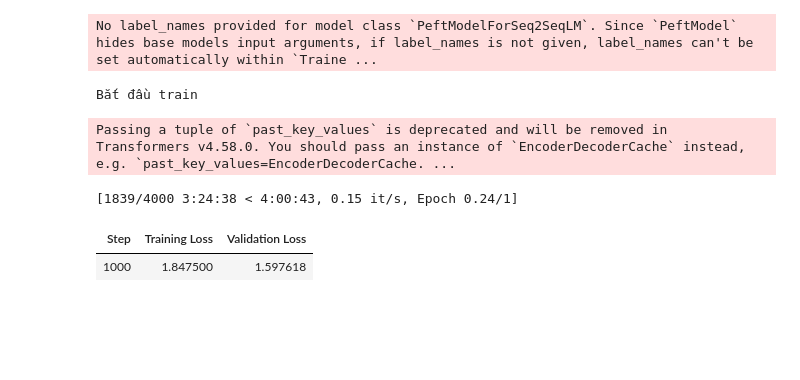
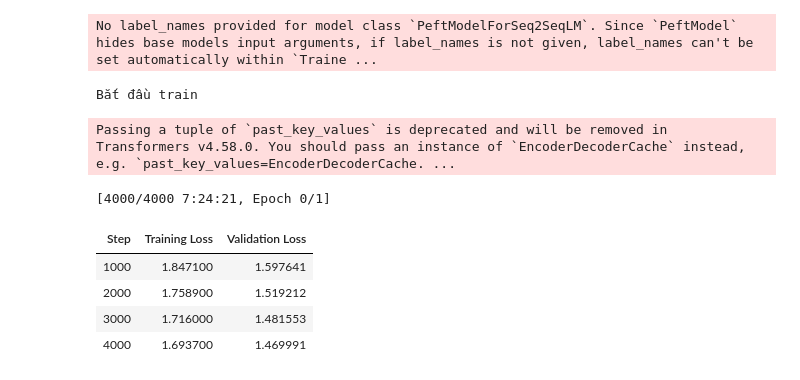
Before and after one commit to hoang0205/VLSP, a Jupyter notebook: Eng_To_Vie.ipynb, the cells around one changed output. Saved outputs shown, nothing was run; the diff lists cells and outputs as text; code cells hidden in the pictures; blank space fills up the shorter version.

```diff
--- a/Eng_To_Vie.ipynb
+++ b/Eng_To_Vie.ipynb
@@ -239,12 +241,16 @@ No label_names provided for model class `PeftModelForSeq2SeqLM`. Since `PeftMode
 # %%
 print("Bắt đầu train ")
 trainer.train()
 
 trainer.model.save_pretrained("./final_adapter")
 tokenizer.save_pretrained("./final_adapter")
+trainer.save_state()
 # %% [output]
 Bắt đầu train
 Passing a tuple of `past_key_values` is deprecated and will be removed in Transformers v4.58.0. You should pass an instance of `EncoderDecoderCache` instead, e.g. `past_key_values=EncoderDecoderCache. ...
-[1839/4000 3:24:38 < 4:00:43, 0.15 it/s, Epoch 0.24/1]
+[4000/4000 7:24:21, Epoch 0/1]
 | Step | Training Loss | Validation Loss |
-| 1000 | 1.847500 | 1.597618 |
+| 1000 | 1.847100 | 1.597641 |
+| 2000 | 1.758900 | 1.519212 |
+| 3000 | 1.716000 | 1.481553 |
+| 4000 | 1.693700 | 1.469991 |
```
Also changed, not shown: parts of 5 cells of this notebook.
